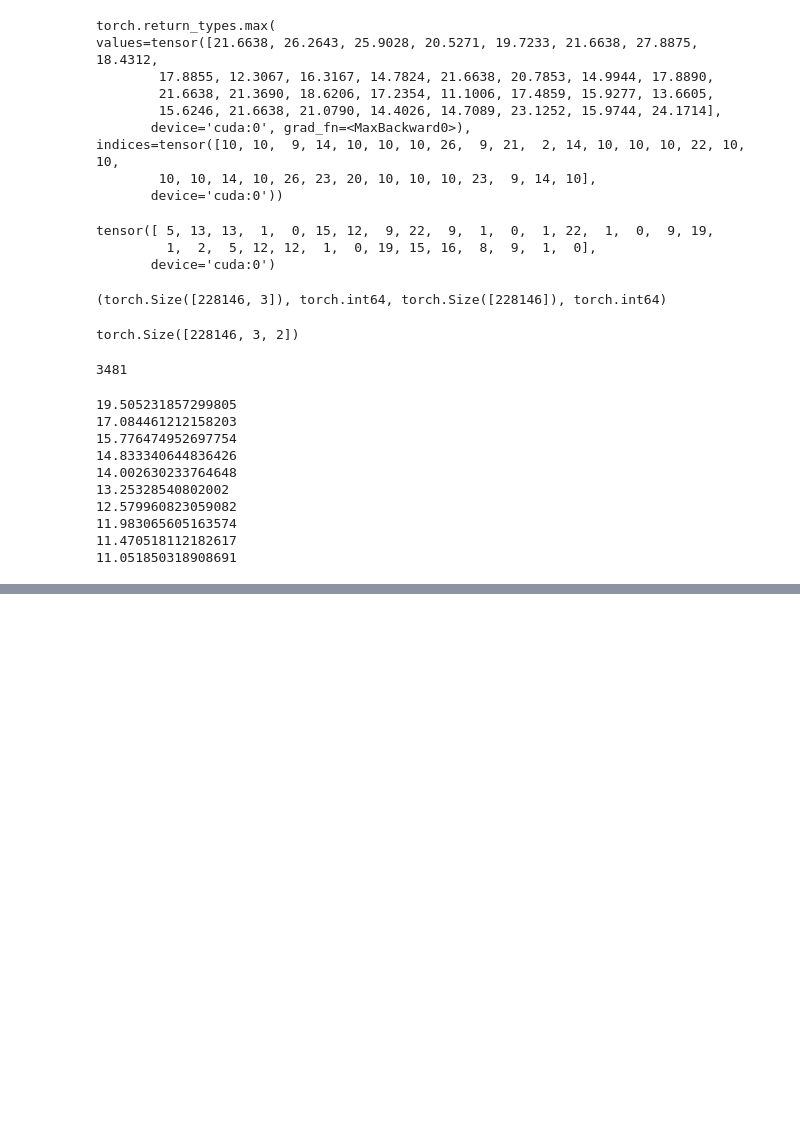
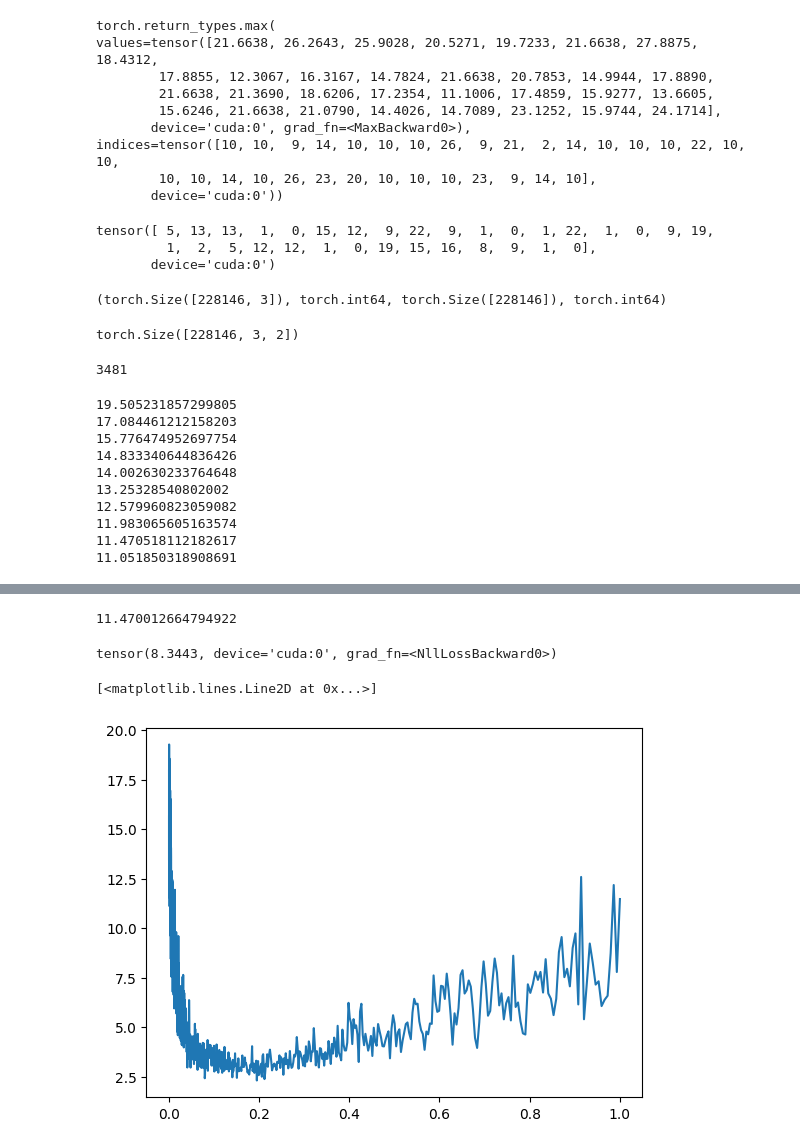
Before and after one commit to exploringweirdmachines/mlp, a Jupyter notebook: multi-layer-perceptron-part2.ipynb, the cells around one changed output, grey strips where cells are left out. Drawn from its saved outputs; the diff is of its cells as text; code cells hidden in the pictures; blank space fills up the shorter version.

Commit message:
choosing the learning rate (hyperparameter)

```diff
--- a/multi-layer-perceptron-part2.ipynb
+++ b/multi-layer-perceptron-part2.ipynb
@@ -742,0 +844,4 @@ torch.randint()
+# %%
+learn_rate = torch.linspace(-3, 0, 1000)
+learn_rate_exponent = 10**learn_rate
+learn_rate_exponent
@@ -742,0 +866,55 @@ torch.randint()
+# %%
+# continuing the optimization
+
+# Training loop
+lri = []
+lossi = []
+
+for i in range(1000):
+    #with torch.cuda.device(device):
+
+        # minibatch construct
+        ix = torch.randint(0, X.shape[0], (32,))
+
+        # Forward pass
+        embeddings = C[X[ix]]  # (32, 3, 2)
+        h = torch.tanh(embeddings.view(-1, 6) @ W1 + b1)  # (32, 100)
+        logits = h @ W2 + b2  # (32, 27)
+
+        loss = F.cross_entropy(logits, Y[ix])
+
+
+        # Backward pass
+        for p in parameters:
+            p.grad = None
+        loss.backward()
+
+        # Update
+        learning_rate = learn_rate_exponent[i]
+        for p in parameters:
+            p.data += -learning_rate * p.grad
+
+        # track stats
+        lri.append(learning_rate)
+        lossi.append(loss.item())
+
+print(loss.item())
+# the quality of our gradient is lower so the direction is not as reliable it's not the actual gradient direction
+# %% [output]
+11.470012664794922
+# %%
+# the total loss
+
+embeddings = C[X]  # (32, 3, 2)
+h = torch.tanh(embeddings.view(-1, 6) @ W1 + b1)  # (32, 100)
+logits = h @ W2 + b2  # (32, 27)
+loss = F.cross_entropy(logits, Y)
+loss
+# %% [output]
+tensor(8.3443, device='cuda:0', grad_fn=<NllLossBackward0>)
+# %%
+# plot where in the beginning you had very low learning rates so the nice spot is somewhere around 0.2 learning rate
+plt.plot(lri, lossi)
+# %% [output]
+[<matplotlib.lines.Line2D at 0x...>]
+[figure, added]
```
Also changed, not shown: parts of 11 cells of this notebook.
